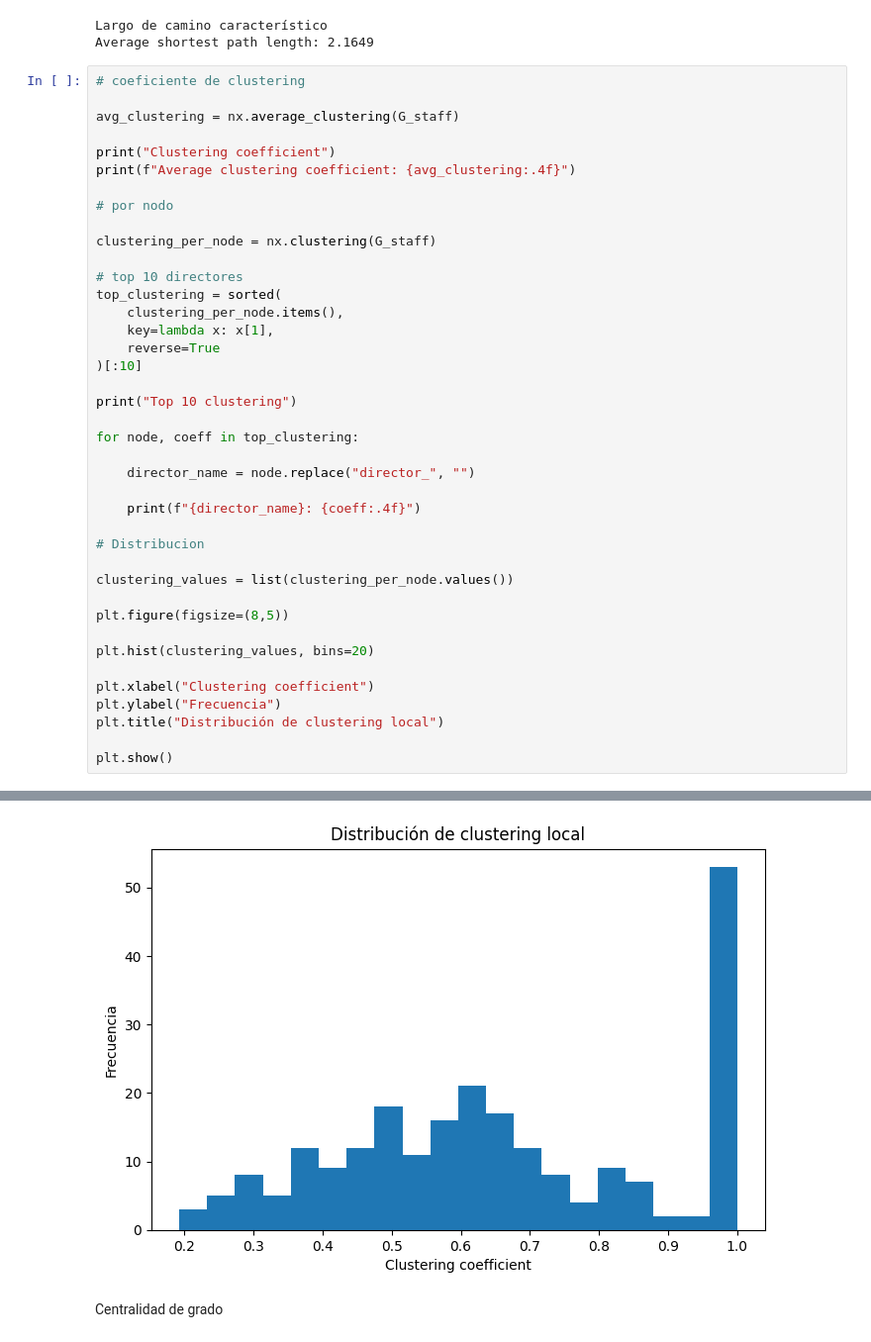
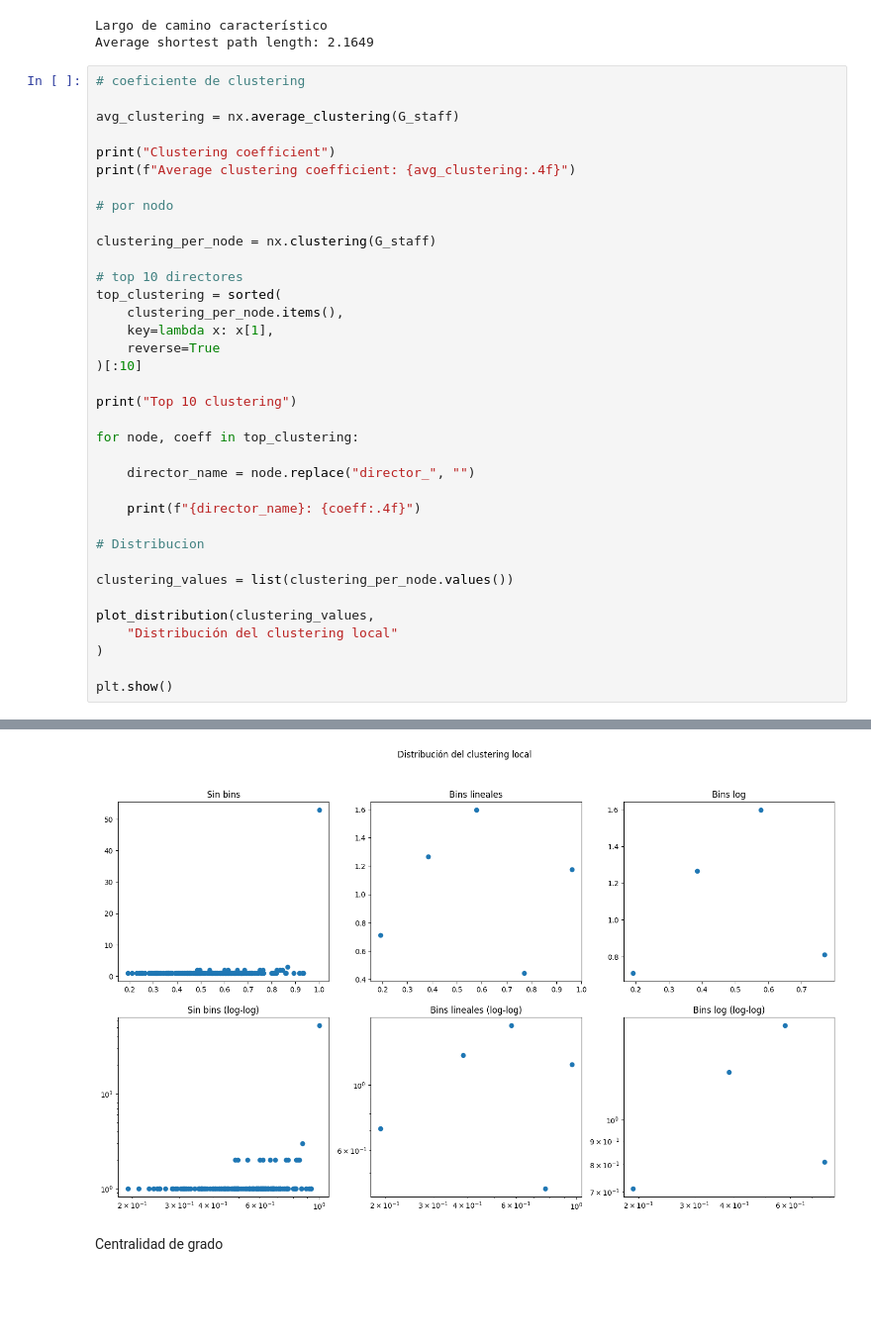
Before and after one commit to Jotape24/Complex-Networks-and-One-Piece, a Jupyter notebook: graph.ipynb, the cells around one changed output, grey strips where cells are left out. Shown at 99% size. Saved outputs shown, nothing was run; the diff lists cells and outputs as text; blank space fills up the shorter version.

```diff
--- a/graph.ipynb
+++ b/graph.ipynb
@@ -376,13 +317,9 @@ for node, coeff in top_clustering:
 
 clustering_values = list(clustering_per_node.values())
 
-plt.figure(figsize=(8,5))
-
-plt.hist(clustering_values, bins=20)
-
-plt.xlabel("Clustering coefficient")
-plt.ylabel("Frecuencia")
-plt.title("Distribución de clustering local")
+plot_distribution(clustering_values,
+    "Distribución del clustering local"
+)
 
 plt.show()
 # %% [output]
@@ -402,4 +339,4 @@ Huan Ge: 1.0000
-[figure, old version]
+[figure, new version]
 # %% [markdown]
 Centralidad de grado
 # %%
```
Also changed, not shown: parts of 40 cells of this notebook.
